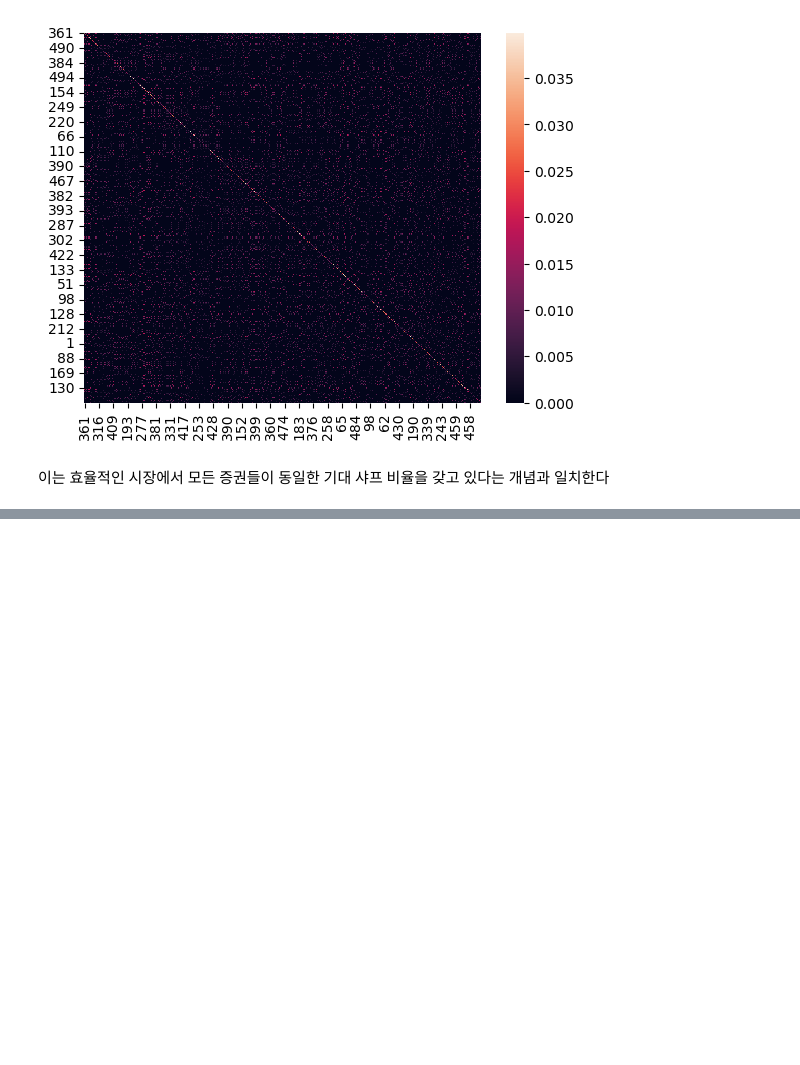
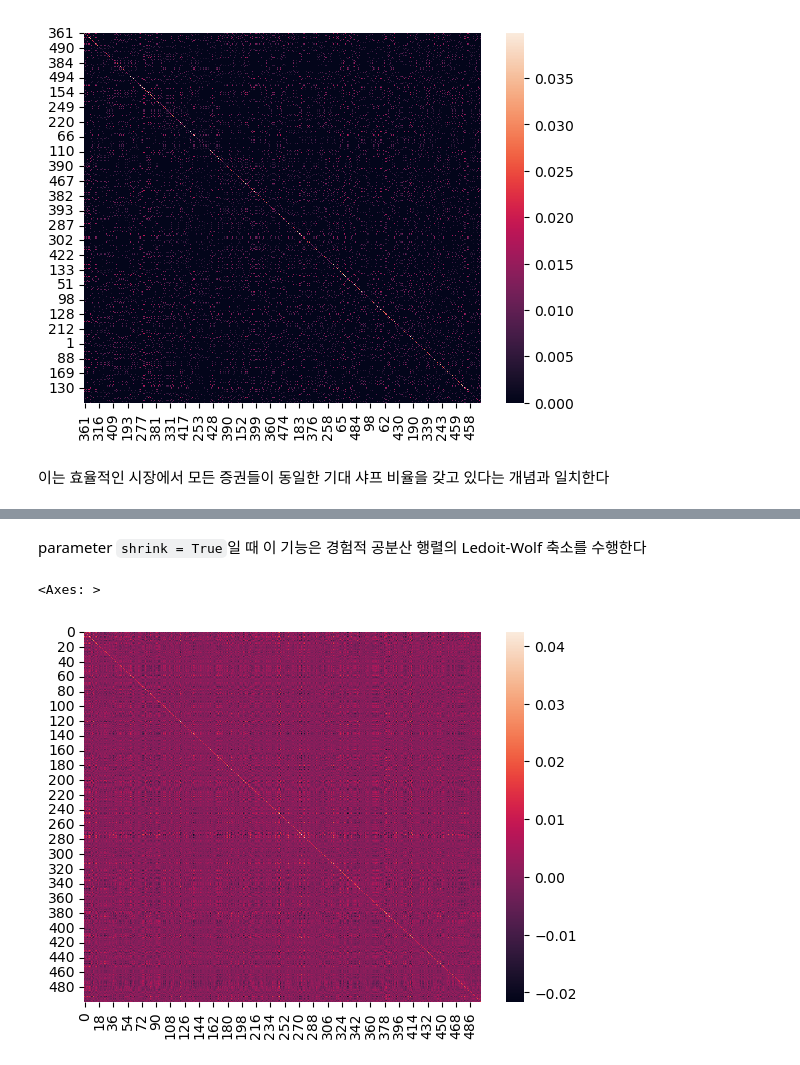
Before and after one commit to Tommylee1013/MachineLearning-for-AssetManagers, a Jupyter notebook: Chapter 2/02Denoising and Detoning.ipynb, the cells around one changed output, grey strips where cells are left out. Cells and saved outputs as stored; diff of their text form; code cells hidden in the pictures; blank space fills up the shorter version.

```diff
--- a/Chapter 2/02Denoising and Detoning.ipynb
+++ b/Chapter 2/02Denoising and Detoning.ipynb
@@ -242,0 +250,8 @@ def deNoiseCov(cov0,q,bWidth):
+# %% [markdown]
+parameter `shrink = True`일 때 이 기능은 경험적 공분산 행렬의 Ledoit-Wolf 축소를 수행한다
+# %%
+mu2, cov2 = simCovMu(mu0, cov0, nObs, shrink=True)
+sns.heatmap(cov2) # Ledoit-Wolf shrinkage
+# %% [output]
+<Axes: >
+[figure, added]
```
Also changed, not shown: parts of 6 cells of this notebook, 1 other file.
